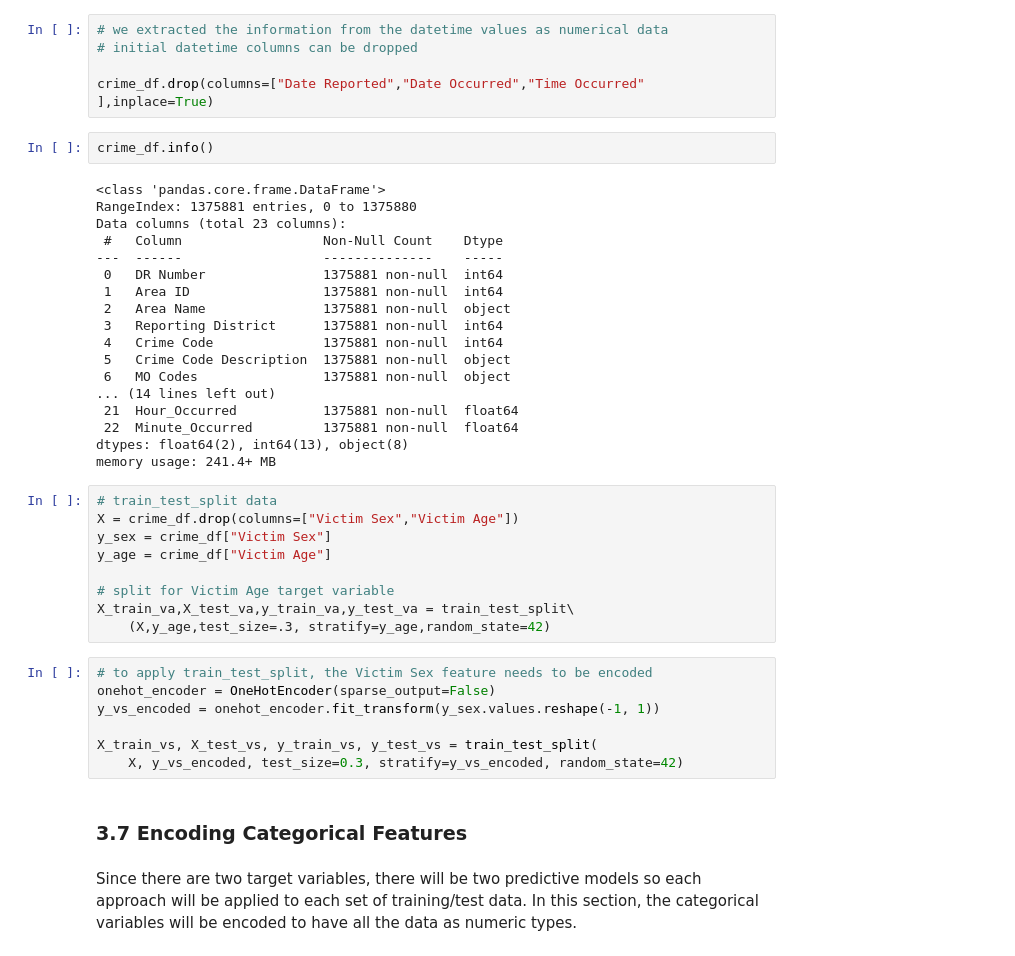
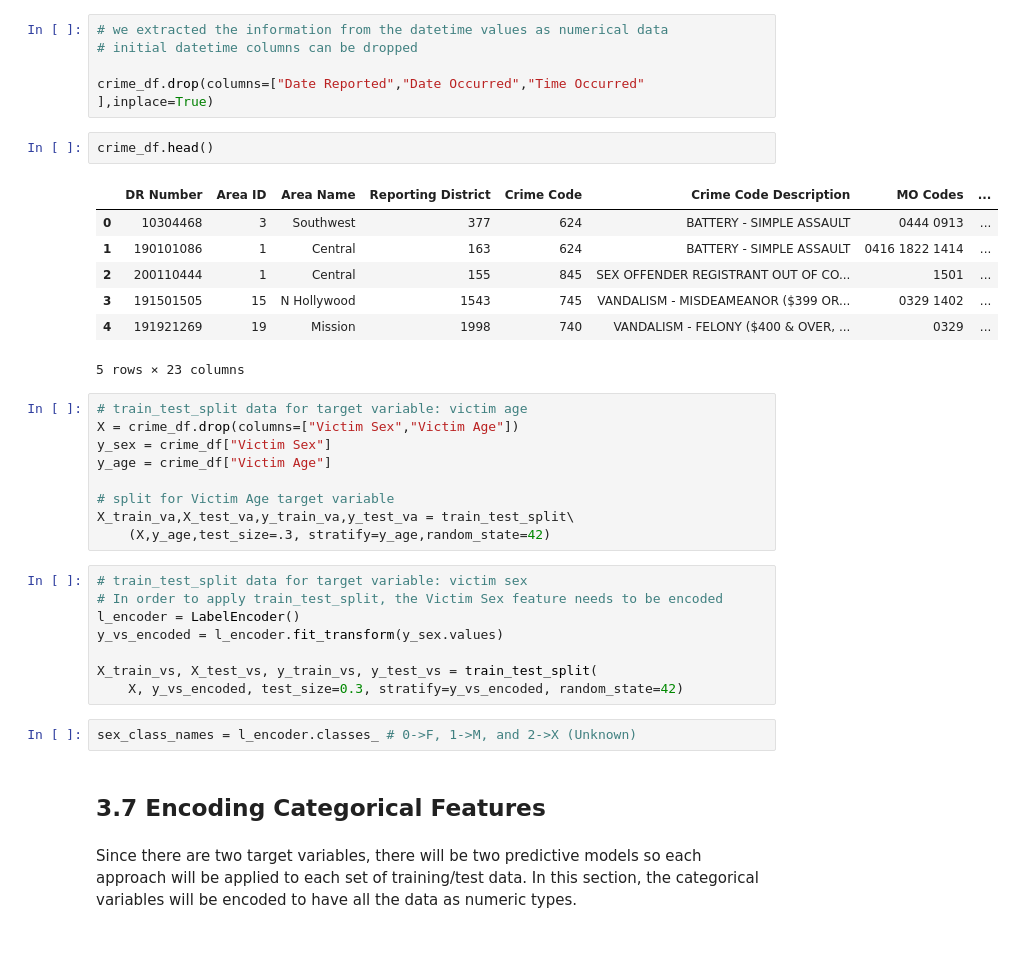
Before and after one commit to OCD0505/Springboard-Capstone-Project-Two, a Jupyter notebook: notebooks/3.0-faa-pre-processing-and-training-data-development.ipynb, the cells around one changed output. Saved outputs shown, nothing was run; the diff lists cells and outputs as text.

```diff
--- a/notebooks/3.0-faa-pre-processing-and-training-data-development.ipynb
+++ b/notebooks/3.0-faa-pre-processing-and-training-data-development.ipynb
@@ -375,27 +393,17 @@ crime_df['Minute_Occurred'] = dt_imputer.fit_transform(
 
 crime_df.drop(columns=["Date Reported","Date Occurred","Time Occurred" ],inplace=True)
 # %%
-crime_df.info()
+crime_df.head()
 # %% [output]
+|  | DR Number | Area ID | Area Name | Reporting District | Crime Code | Crime Code Description | MO Codes | ... |
+| 0 | 10304468 | 3 | Southwest | 377 | 624 | BATTERY - SIMPLE ASSAULT | 0444 0913 | ... |
+| 1 | 190101086 | 1 | Central | 163 | 624 | BATTERY - SIMPLE ASSAULT | 0416 1822 1414 | ... |
+| 2 | 200110444 | 1 | Central | 155 | 845 | SEX OFFENDER REGISTRANT OUT OF CO... | 1501 | ... |
+| 3 | 191501505 | 15 | N Hollywood | 1543 | 745 | VANDALISM - MISDEAMEANOR ($399 OR... | 0329 1402 | ... |
+| 4 | 191921269 | 19 | Mission | 1998 | 740 | VANDALISM - FELONY ($400 & OVER, ... | 0329 | ... |
-<class 'pandas.core.frame.DataFrame'>
-RangeIndex: 1375881 entries, 0 to 1375880
-Data columns (total 23 columns):
- #   Column                  Non-Null Count    Dtype
----  ------                  --------------    -----
- 0   DR Number               1375881 non-null  int64
- 1   Area ID                 1375881 non-null  int64
- 2   Area Name               1375881 non-null  object
- 3   Reporting District      1375881 non-null  int64
- 4   Crime Code              1375881 non-null  int64
- 5   Crime Code Description  1375881 non-null  object
- 6   MO Codes                1375881 non-null  object
-... (14 lines left out)
- 21  Hour_Occurred           1375881 non-null  float64
- 22  Minute_Occurred         1375881 non-null  float64
-dtypes: float64(2), int64(13), object(8)
-memory usage: 241.4+ MB
+5 rows × 23 columns
 # %%
-# train_test_split data
+# train_test_split data for target variable: victim age
 X = crime_df.drop(columns=["Victim Sex","Victim Age"])
 y_sex = crime_df["Victim Sex"]
 y_age = crime_df["Victim Age"]
@@ -404,14 +412,17 @@ y_age = crime_df["Victim Age"]
 X_train_va,X_test_va,y_train_va,y_test_va = train_test_split\
     (X,y_age,test_size=.3, stratify=y_age,random_state=42)
 # %%
-# to apply train_test_split, the Victim Sex feature needs to be encoded
-onehot_encoder = OneHotEncoder(sparse_output=False)
-y_vs_encoded = onehot_encoder.fit_transform(y_sex.values.reshape(-1, 1))
+# train_test_split data for target variable: victim sex
+# In order to apply train_test_split, the Victim Sex feature needs to be encoded
+l_encoder = LabelEncoder()
+y_vs_encoded = l_encoder.fit_transform(y_sex.values)
 
 X_train_vs, X_test_vs, y_train_vs, y_test_vs = train_test_split(
     X, y_vs_encoded, test_size=0.3, stratify=y_vs_encoded, random_state=42)
+# %%
+sex_class_names = l_encoder.classes_ # 0->F, 1->M, and 2->X (Unknown)
 # %% [markdown]
-### 3.7 Encoding Categorical Features <a id="37-encoding-categorical-features"></a>
+## 3.7 Encoding Categorical Features <a id="37-encoding-categorical-features"></a>
 # %% [markdown]
 Since there are two target variables, there will be two predictive models so each approach will be applied to each set of training/test data. In this section, the categorical variables will be encoded to have all the data as numeric types.
 # %%
```
Also changed, not shown: parts of 37 cells of this notebook, 1 other file.
